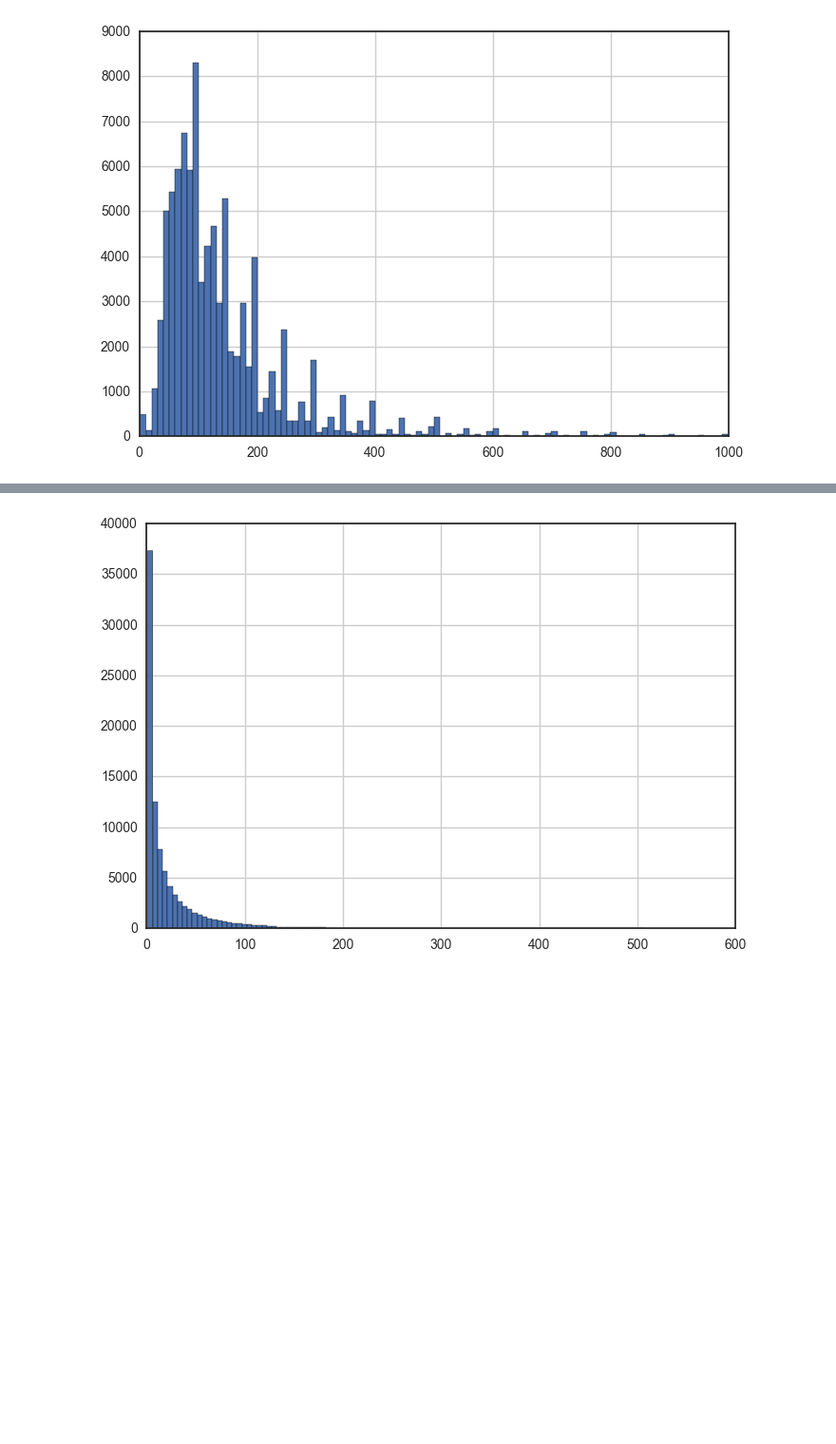
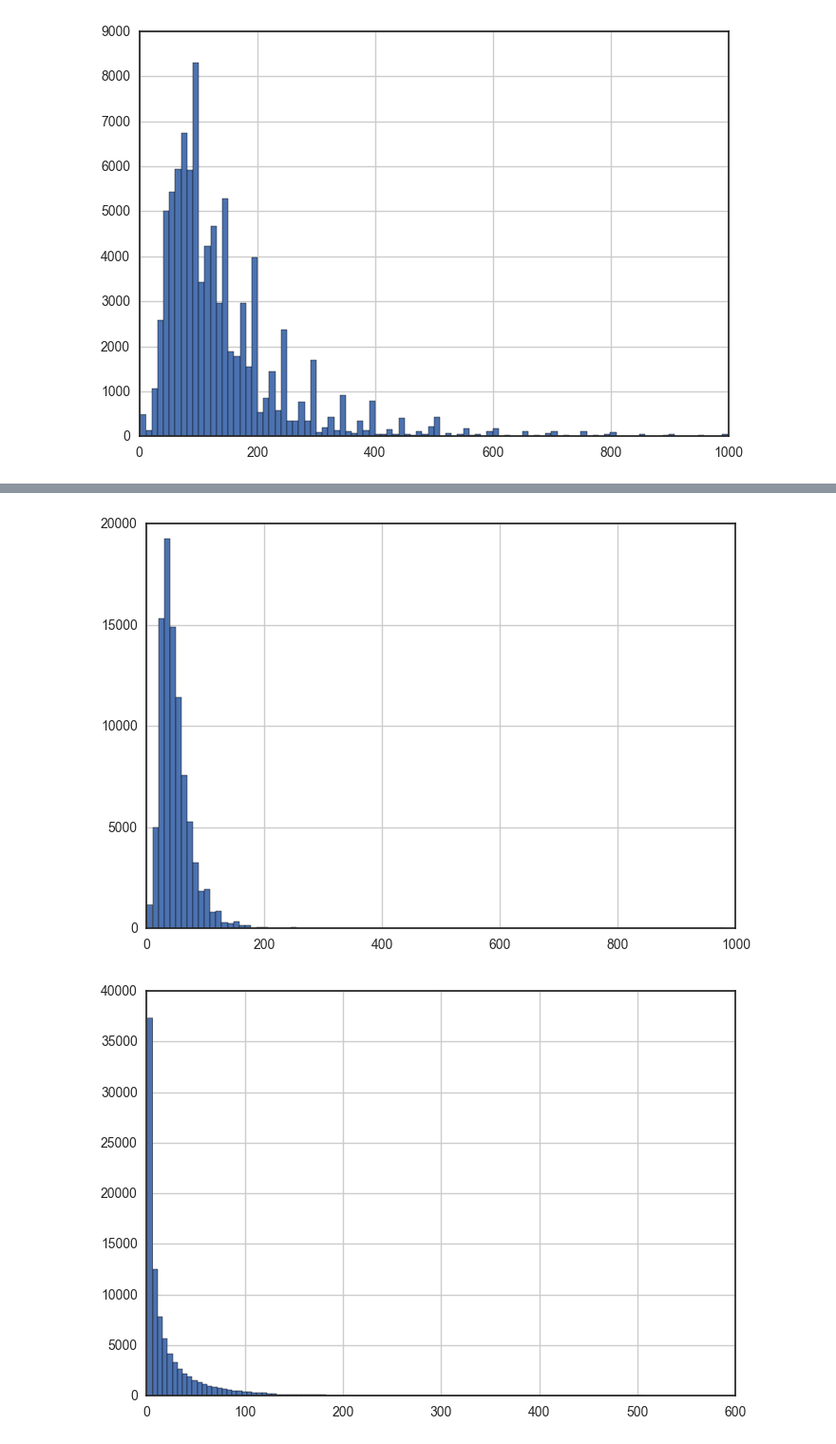
Before and after one commit to emw1687/benson, a Jupyter notebook: 05_kojak/notebooks/03_eda.ipynb, the cells around one changed output, grey strips where cells are left out. Shown at 95% size. Saved outputs shown, nothing was run; the diff lists cells and outputs as text; code cells hidden in the pictures; blank space fills up the shorter version.

```diff
--- a/05_kojak/notebooks/03_eda.ipynb
+++ b/05_kojak/notebooks/03_eda.ipynb
@@ -254,3 +258,7 @@ df_listings['price'].hist(bins=100);
+# %%
+df_listings['price_person'].hist(bins=100);
+# %% [output]
+[figure, added]
 # %%
 df_listings['number_of_reviews'].hist(bins=100);
 # %% [output]
```
Also changed, not shown: parts of 1 cell of this notebook, 1 other file.
